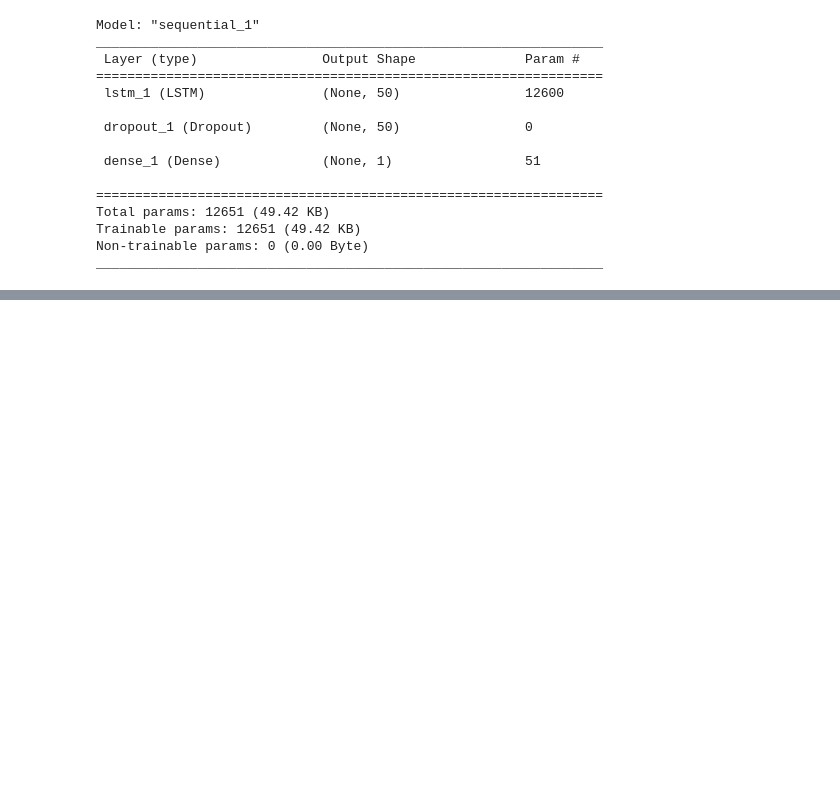
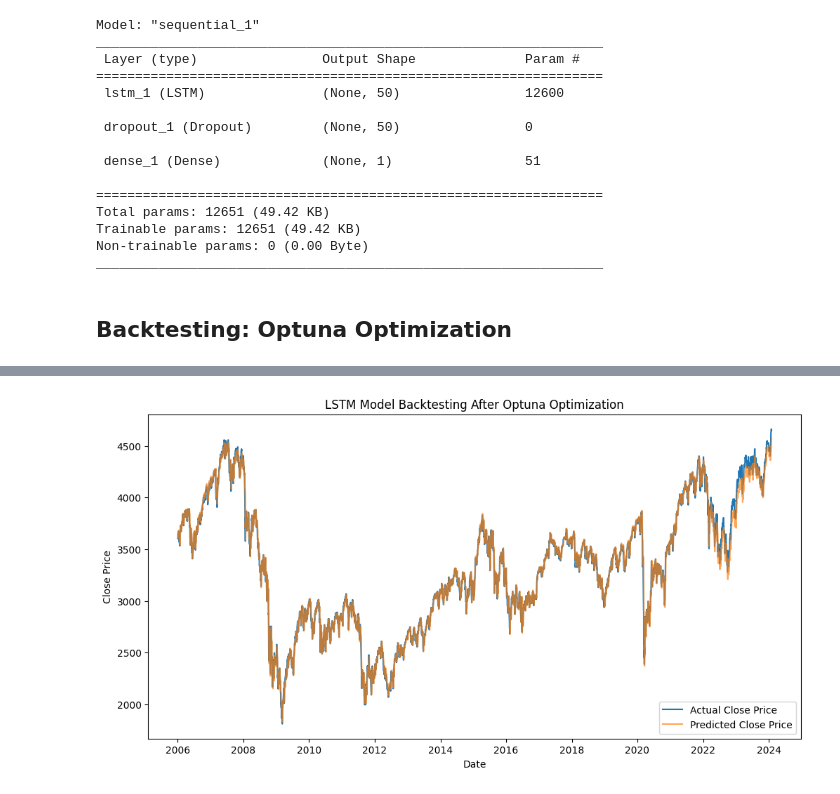
Before and after one commit to Fabio-Poli/CCT-Thesis-Project, a Jupyter notebook: Project_Code/Project.ipynb, the cells around one changed output, grey strips where cells are left out. Cells and saved outputs as stored; diff of their text form; code cells hidden in the pictures; blank space fills up the shorter version.

```diff
--- a/Project_Code/Project.ipynb
+++ b/Project_Code/Project.ipynb
@@ -2074,3 +2033,55 @@ Total params: 12651 (49.42 KB)
 Trainable params: 12651 (49.42 KB)
 Non-trainable params: 0 (0.00 Byte)
 _________________________________________________________________
+# %% [markdown]
+## Backtesting: Optuna Optimization
+# %%
+# Function to create a dataset with lagged features for backtesting
+def create_backtest_dataset(data, look_back=1):
+    X, Y = [], []
+    for i in range(len(data) - look_back - 1):
+        a = data[i:(i + look_back), :]
+        X.append(a)
+        Y.append(data[i + look_back, 0])
+    return np.array(X), np.array(Y)
+
+# Assuming 'dataset_knn' is a Spark DataFrame with the same structure used during training
+# Convert Spark DataFrame to Pandas DataFrame for backtesting
+dataset_knn_pd = dataset_knn.toPandas()
+
+# Convert to numeric and drop NA values
+dataset_knn_pd.dropna(inplace=True)
+columns_to_scale = ['Close', 'InterestRate', 'InflationRate', 'M3', 'M6', 'M9', 'Y1', 'Y3', 'Y5', 'Y10', 'Y20', 'Y30']
+dataset_knn_pd[columns_to_scale] = dataset_knn_pd[columns_to_scale].apply(pd.to_numeric)
+
+# Normalize the data using the same scaler as during training
+scaler = MinMaxScaler(feature_range=(0, 1))
+scaled_data = scaler.fit_transform(dataset_knn_pd[columns_to_scale])
+
+# Prepare data for backtesting using the look_back period defined during training
+look_back = 1  # This should be the same look_back you used during training
+X_backtest, Y_backtest_actual = create_backtest_dataset(scaled_data, look_back)
+
+# Path where the uploaded model file is stored
+best_model_path = '/home/fabiopoli/Desktop/best_model.h5'
+
+# Load the best model saved from Optuna optimization
+best_model = load_model(best_model_path)
+
+
+# Generate predictions using the best model
+Y_backtest_predicted = best_model.predict(X_backtest)
+
+# Invert predictions to original scale
+Y_backtest_predicted_inverted = scaler.inverse_transform(np.hstack((Y_backtest_predicted, np.zeros((Y_backtest_predicted.shape[0], scaled_data.shape[1] - 1)))))[:, 0]
+
+# Visualization: Plotting Actual vs Predicted Prices
+plt.figure(figsize=(12, 6))
+plt.plot(dataset_knn_pd['Date'], dataset_knn_pd['Close'], label='Actual Close Price')
+plt.plot(dataset_knn_pd['Date'][look_back+1:], Y_backtest_predicted_inverted, label='Predicted Close Price', alpha=0.7)
+plt.xlabel('Date')
+plt.ylabel('Close Price')
+plt.title('LSTM Model Backtesting After Optuna Optimization')
+plt.legend()
+plt.show()
+# %% [output]
@@ -2076,0 +2089 @@ _________________________________________________________________
+[figure, added]
```
Also changed, not shown: parts of 13 cells of this notebook, 4 other files.
